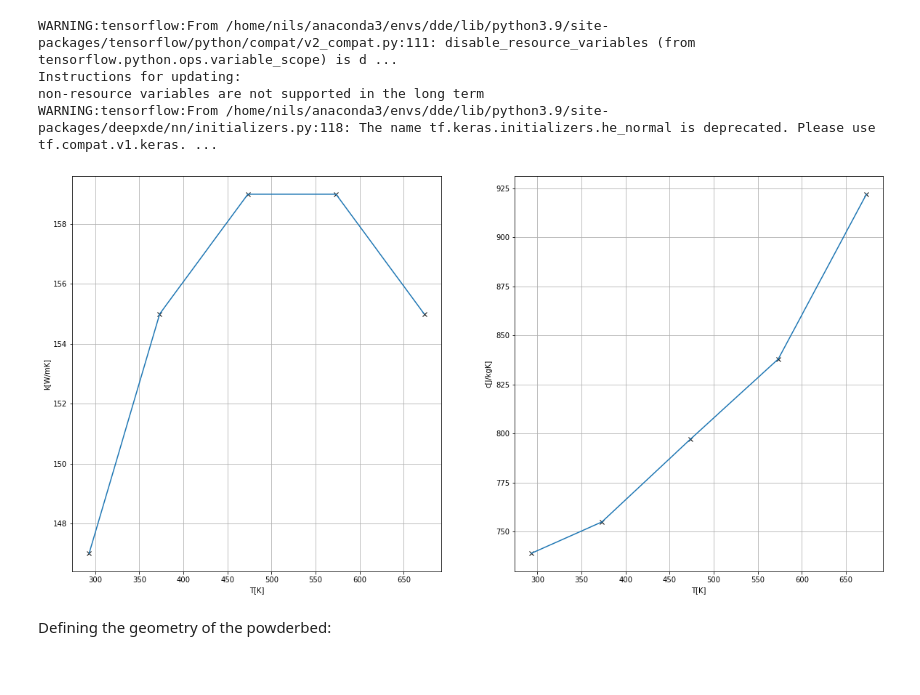
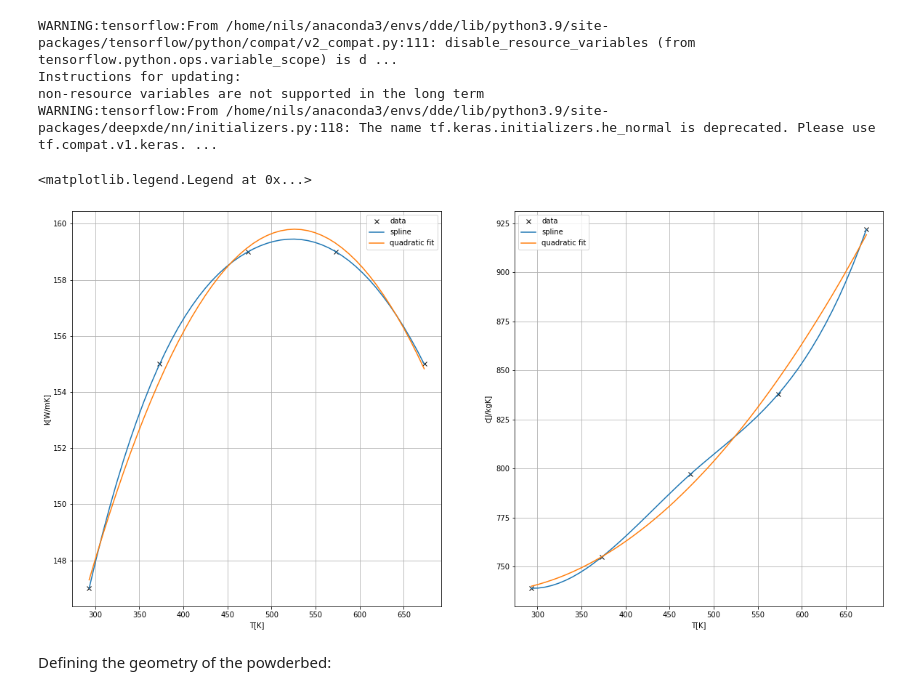
Before and after one commit to snilsn/pinn_slm, a Jupyter notebook: slm.ipynb, the cells around one changed output. Saved outputs shown, nothing was run; the diff lists cells and outputs as text; code cells hidden in the pictures.

Commit message:
quadratic interpol of k and c

```diff
--- a/slm.ipynb
+++ b/slm.ipynb
@@ -17,24 +17,39 @@ T = np.array([20, 100, 200, 300, 400]) + 273.15
 k_s = np.array([147, 155, 159, 159, 155])
 c = np.array([739, 755, 797, 838, 922])
 # %%
+from scipy.optimize import curve_fit
+
+T_range = np.linspace(20, 400) + 273.15
+
+def func(x, a, b, c):
+    return a + b*x + c*x**2
+
 k_interpolate = scipy.interpolate.CubicSpline(T, k_s)
 c_interpolate = scipy.interpolate.CubicSpline(T, c)
 
+p_k, q_k = curve_fit(func, T, k_s)
+p_c, q_c = curve_fit(func, T, c)
+
 fig, (ax1, ax2) = plt.subplots(ncols = 2, figsize = (20, 10))
 
-ax1.plot(T, k_s, 'kx')
-ax1.plot(T, k_interpolate(T))
+ax1.plot(T, k_s, 'kx', label = 'data')
+ax1.plot(T_range, k_interpolate(T_range), label = 'spline')
+ax1.plot(T_range, func(T_range, p_k[0], p_k[1], p_k[2]), label = 'quadratic fit')
 ax1.set_xlabel('T[K]')
 ax1.set_ylabel('k[W/mK]')
 ax1.grid()
+ax1.legend()
 
-ax2.plot(T, c, 'kx')
-ax2.plot(T, c_interpolate(T))
+ax2.plot(T, c, 'kx', label = 'data')
+ax2.plot(T_range, c_interpolate(T_range), label = 'spline')
+ax2.plot(T_range, func(T_range, p_c[0], p_c[1], p_c[2]), label = 'quadratic fit')
 ax2.set_xlabel('T[K]')
 ax2.set_ylabel('c[J/kgK]')
 ax2.grid()
+ax2.legend()
 # %% [output]
+<matplotlib.legend.Legend at 0x...>
-[figure, old version]
+[figure, new version]
 # %% [markdown]
 Defining the geometry of the powderbed:
 # %%
```
Also changed, not shown: parts of 2 cells of this notebook.
